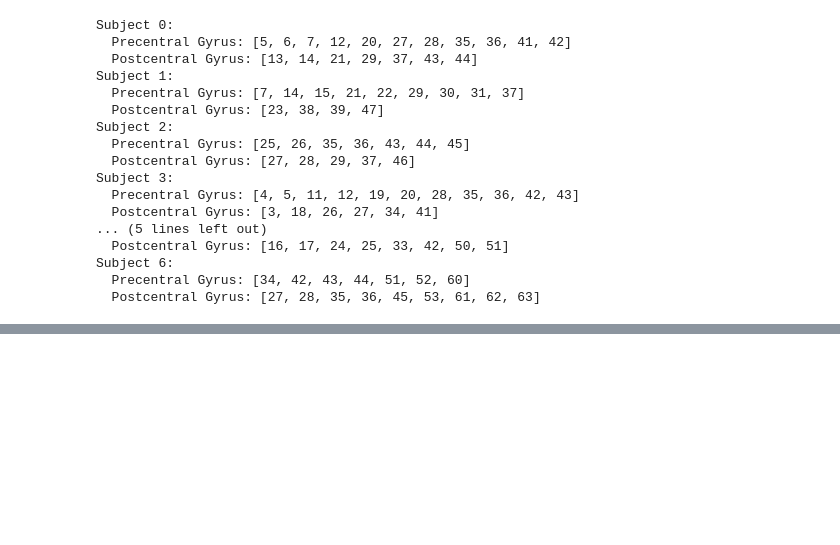
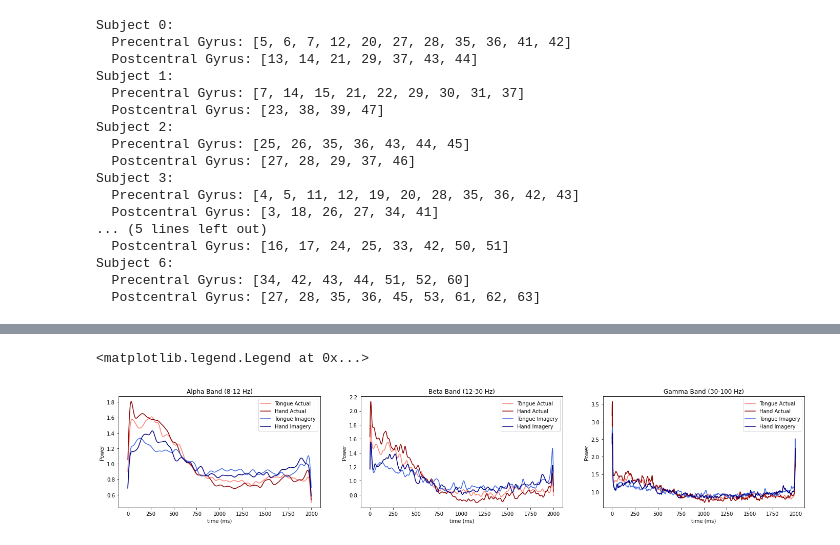
Before and after one commit to Xianhui-He/Raclette-Group-2-ECoG-Motor-Imagery, a Jupyter notebook: code/TFA_Hanif_Xianhui.ipynb, the cells around one changed output, grey strips where cells are left out. Cells and saved outputs as stored; diff of their text form; code cells hidden in the pictures; blank space fills up the shorter version.

```diff
--- a/code/TFA_Hanif_Xianhui.ipynb
+++ b/code/TFA_Hanif_Xianhui.ipynb
@@ -248 +315,45 @@ plt.show()
+# %%
+# @title Plot Band Activities (Alpha, Beta, Gamma)
+
+f, axes = plt.subplots(1, 3, figsize=(24, 4))
+time_range=range(2000)
+
+# Plot Band Activities
+
+ax1 = axes[0]
+ax1.set_prop_cycle(color=['salmon', 'darkred','royalblue', 'navy'])
+ax1.plot(time_range,power_tongue_real_alpha_all, label='Tongue Actual')
+ax1.plot(time_range,power_hand_real_alpha_all, label='Hand Actual')
+ax1.plot(time_range,power_tongue_imagery_alpha_all, label='Tongue Imagery')
+ax1.plot(time_range,power_hand_imagery_alpha_all, label='Hand Imagery')
+ax1.set_title("Alpha Band (8-12 Hz)")
+ax1.set_xlabel('time (ms)')
+ax1.set_ylabel('Power')
+ax1.legend()
+
+
+ax2 = axes[1]
+ax2.set_prop_cycle(color=['salmon', 'darkred','royalblue', 'navy'])
+ax2.plot(time_range,power_tongue_real_beta_all, label='Tongue Actual')
+ax2.plot(time_range,power_hand_real_beta_all, label='Hand Actual')
+ax2.plot(time_range,power_tongue_imagery_beta_all, label='Tongue Imagery')
+ax2.plot(time_range,power_hand_imagery_beta_all, label='Hand Imagery')
+ax2.set_title("Beta Band (12-30 Hz)")
+ax2.set_xlabel('time (ms)')
+ax2.set_ylabel('Power')
+ax2.legend()
+
+ax3 = axes[2]
+ax3.set_prop_cycle(color=['salmon', 'darkred','royalblue', 'navy'])
+ax3.plot(time_range,power_tongue_real_gamma_all, label='Tongue Actual')
+ax3.plot(time_range,power_hand_real_gamma_all, label='Hand Actual')
+ax3.plot(time_range,power_tongue_imagery_gamma_all, label='Tongue Imagery')
+ax3.plot(time_range,power_hand_imagery_gamma_all, label='Hand Imagery')
+ax3.set_title("Gamma Band (30-100 Hz)")
+ax3.set_xlabel('time (ms)')
+ax3.set_ylabel('Power')
+ax3.legend()
+# %% [output]
+<matplotlib.legend.Legend at 0x...>
+[figure, added]
 # %%
```
Also changed, not shown: parts of 17 cells of this notebook.
